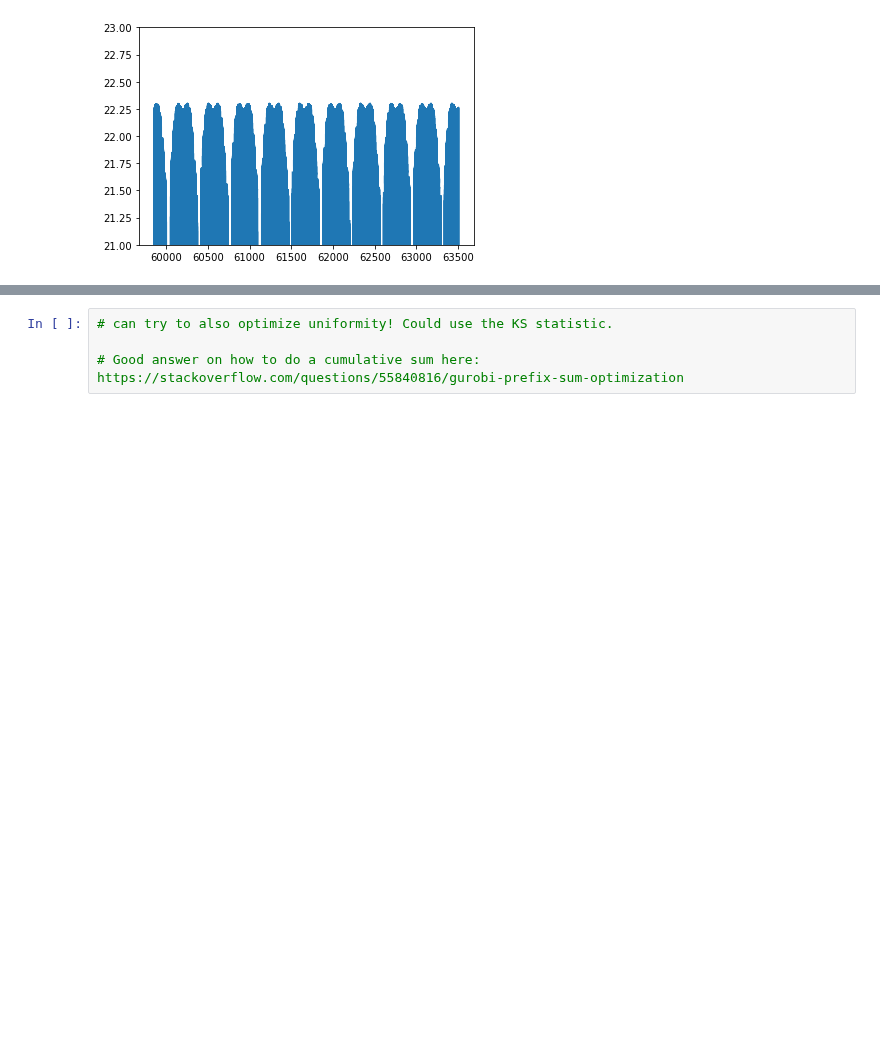
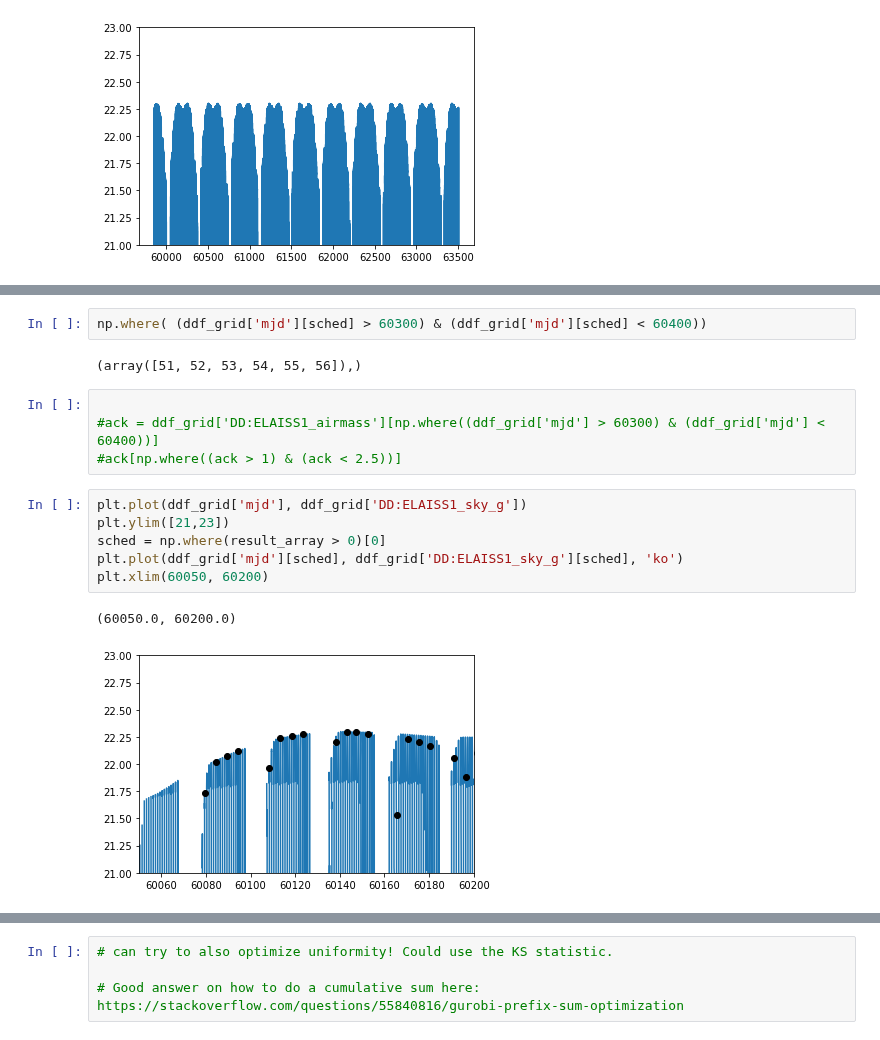
Before and after one commit to yoachim/21_Scratch, a Jupyter notebook: ddf_grid/single_ddf.ipynb, the cells around one changed output, grey strips where cells are left out. Drawn from its saved outputs; the diff is of its cells as text; blank space fills up the shorter version.

```diff
--- a/ddf_grid/single_ddf.ipynb
+++ b/ddf_grid/single_ddf.ipynb
@@ -155 +183,18 @@ plt.xlim(60000, 60500)
+# %%
+np.where( (ddf_grid['mjd'][sched] > 60300) & (ddf_grid['mjd'][sched] < 60400))
+# %% [output]
+(array([51, 52, 53, 54, 55, 56]),)
+# %%
+
+#ack = ddf_grid['DD:ELAISS1_airmass'][np.where((ddf_grid['mjd'] > 60300) & (ddf_grid['mjd'] < 60400))]
+#ack[np.where((ack > 1) & (ack < 2.5))]
+# %%
+plt.plot(ddf_grid['mjd'], ddf_grid['DD:ELAISS1_sky_g'])
+plt.ylim([21,23])
+sched = np.where(result_array > 0)[0]
+plt.plot(ddf_grid['mjd'][sched], ddf_grid['DD:ELAISS1_sky_g'][sched], 'ko')
+plt.xlim(60050, 60200)
+# %% [output]
+(60050.0, 60200.0)
+[figure, added]
 # %%
```
Also changed, not shown: parts of 23 cells of this notebook.
